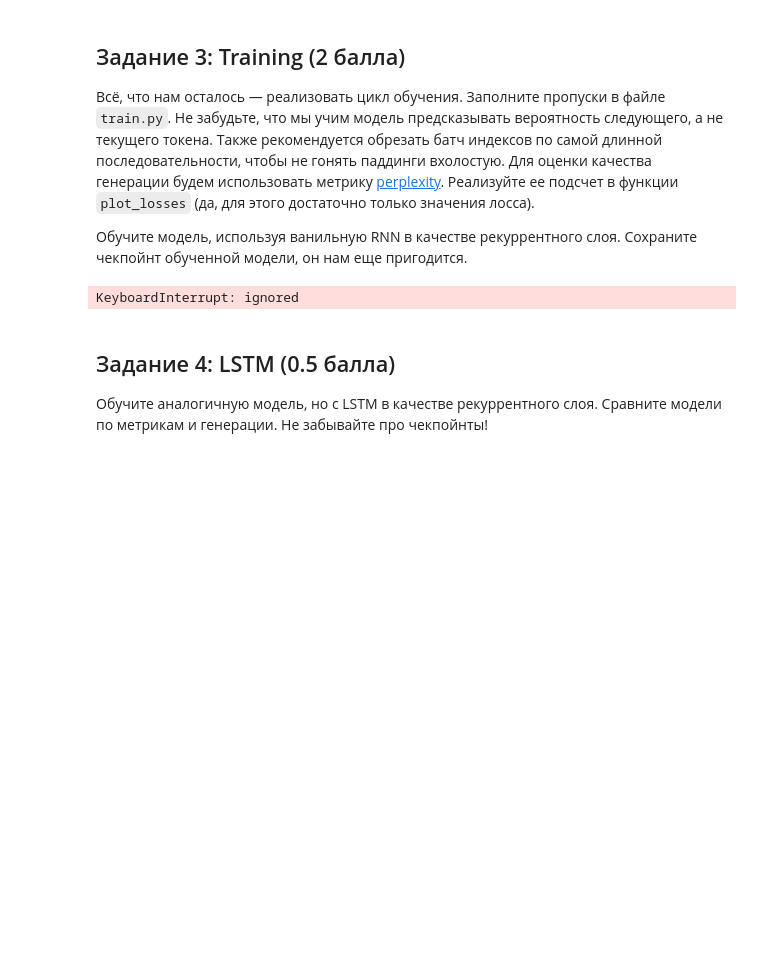
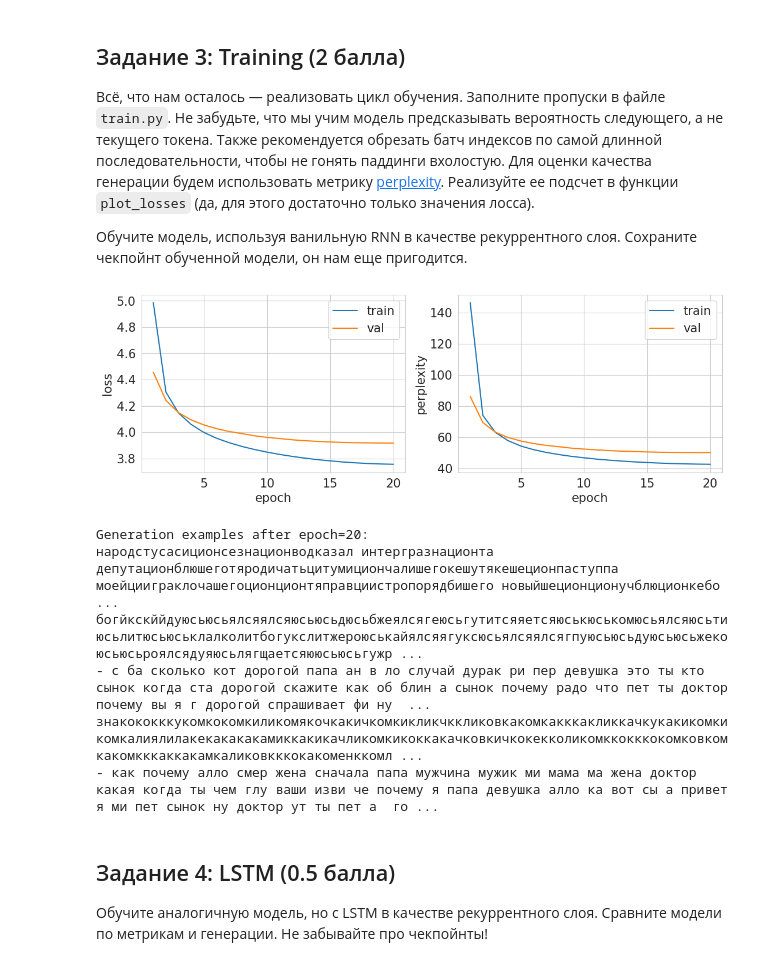
Before and after one commit to Kulikov17/MLDS_DL, a Jupyter notebook: HW3/shw-03-rnn.ipynb, the cells around one changed output. Drawn from its saved outputs; the diff is of its cells as text; code cells hidden in the pictures; blank space fills up the shorter version.

```diff
--- a/HW3/shw-03-rnn.ipynb
+++ b/HW3/shw-03-rnn.ipynb
@@ -37,8 +37,8 @@ import torch
 import numpy as np
 from dataset import TextDataset
 # %%
-train_set = TextDataset(data_file='jokes.txt', train=True, sp_model_prefix='bpe')
-valid_set = TextDataset(data_file='jokes.txt', train=False, sp_model_prefix='bpe')
+train_set = TextDataset(data_file='jokes.txt', train=True, sp_model_prefix='bpe', max_length=300)
+valid_set = TextDataset(data_file='jokes.txt', train=False, sp_model_prefix='bpe', max_length=300)
 # %%
 # Код должен проходить тесты
 assert len(train_set) + len(valid_set) == 120759
@@ -108,7 +105,17 @@ scheduler = optim.lr_scheduler.CosineAnnealingLR(optimizer, T_max=num_epochs, et
 # %%
-train_loader = DataLoader(train_set, batch_size, shuffle=True)
-val_loader = DataLoader(valid_set, batch_size, shuffle=True)
+train_loader = DataLoader(train_set, batch_size, shuffle=True, num_workers=4, pin_memory=True)
+val_loader = DataLoader(valid_set, batch_size, shuffle=False, num_workers=4, pin_memory=True)
+# %%
+rnn_model = LanguageModel(train_set).to(device)
+rnn_optimizer = optim.AdamW(rnn_model.parameters(), lr=1e-3)
+rnn_scheduler = optim.lr_scheduler.CosineAnnealingLR(rnn_optimizer, T_max=num_epochs)
 # %%
-train(model, optimizer, scheduler, train_loader, val_loader, num_epochs=num_epochs)
+train(rnn_model, rnn_optimizer, rnn_scheduler, train_loader, val_loader, num_epochs=num_epochs)
 # %% [output]
+[figure, added]
-KeyboardInterrupt: ignored
+Generation examples after epoch=20:
+народстусасиционсезнационводказал интергразнационта депутационблюшеготяродичатьцитумициончалишегокешутякешеционпаступпа моейцииграклочашегоционционтяправциистропорядбишего новыйшеционционучблюционкебо ...
+богйкскййдуюсьюсьялсяялсяюсьюсьдюсьбжеялсягеюсьгутитсяяетсяюськюськомюсьялсяюсьтиюсьлитюсьюськлалколитбогукслитжероюськайялсяягуксюсьялсяялсягпуюсьюсьдуюсьюсьжекоюсьюсьроялсядуяюсьлягщаетсяююсьюсьгужр ...
+- с ба сколько кот дорогой папа ан в ло случай дурак ри пер девушка это ты кто сынок когда ста дорогой скажите как об блин а сынок почему радо что пет ты доктор почему вы я г дорогой спрашивает фи ну  ...
+знакококккукомкокомкиликомякочкакичкомкикликчккликовкакомкакккакликкачкукакикомкикомкалиялилакекакакакамиккакикачликомкикоккакачковкичкокекколикомккокккокомковкомкакомкккаккакамкаликовкккокакоменккомл ...
+- как почему алло смер жена сначала папа мужчина мужик ми мама ма жена доктор какая когда ты чем глу ваши изви че почему я папа девушка алло ка вот сы а привет я ми пет сынок ну доктор ут ты пет а  го ...
```
Also changed, not shown: parts of 20 cells of this notebook.
